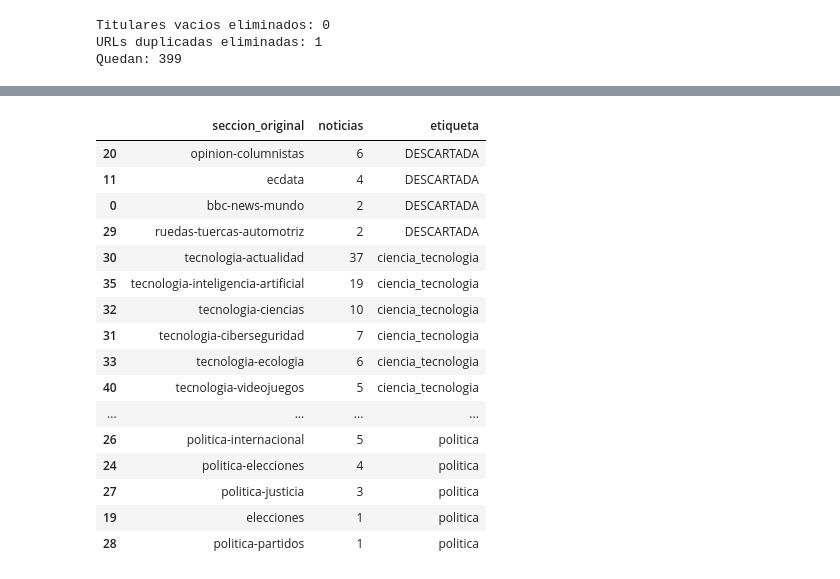
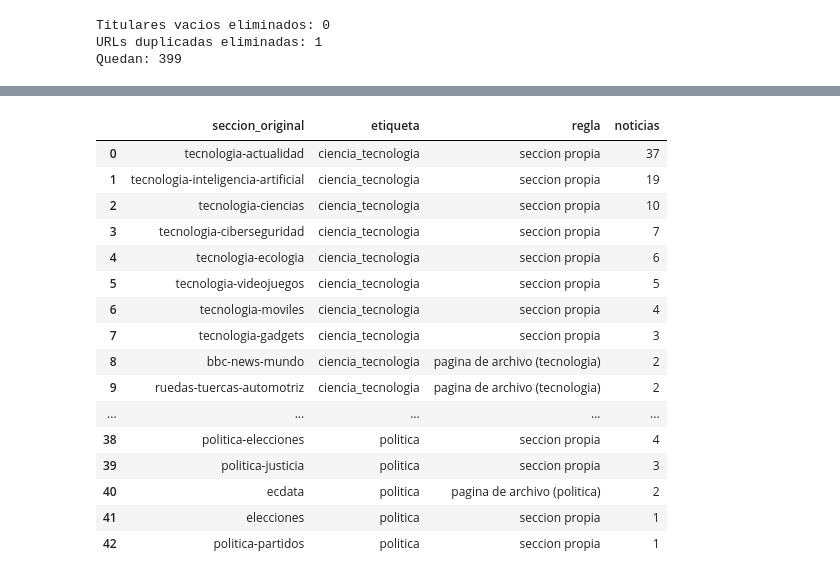
Before and after one commit to grey-d18/grey_diplomado, a Jupyter notebook: tarea_1/01_recoleccion.ipynb, the cells around one changed output, grey strips where cells are left out. Cells and saved outputs as stored; diff of their text form; code cells hidden in the pictures.

Commit message:
clean: mapeo en dos pasos (seccion propia y pagina de archivo), 399 noticias (#1)
Co-Authored-By: Claude Opus 5.5 <noreply@anthropic.com>

```diff
--- a/tarea_1/01_recoleccion.ipynb
+++ b/tarea_1/01_recoleccion.ipynb
@@ -339,53 +352,58 @@ Lo que no corresponde a ninguna de las 4 categorías se descarta (no se crea una
 # %%
 MAPEO_PREFIJO = {
     "politica": "politica",
     "elecciones": "politica",
     "economia": "economia",
     "deporte-total": "deportes",
     "tecnologia": "ciencia_tecnologia",
     "eldominical-ciencia": "ciencia_tecnologia",
 }
-# Secciones que se descartan a proposito, con su motivo
-NO_ENCAJAN = {
-    "opinion": "opinion general sin tema fijo",
-    "ecdata": "periodismo de datos con temas mezclados",
-    "ruedas-tuercas": "automotriz: no es una de las 4 categorias",
-    "bbc-news-mundo": "internacional mezclado (contenido BBC)",
-}
+# Secciones que no indican un tema: se usa la pagina de archivo donde aparecieron
+TRANSVERSALES = ["opinion", "ecdata", "bbc-news-mundo", "ruedas-tuercas"]
+CATEGORIA_DE_PAGINA = {seccion: categoria for categoria, seccion in SECCIONES.items()}
 
 
-def mapear(seccion: str):
-    for prefijo, categoria in MAPEO_PREFIJO.items():
-        if seccion == prefijo or seccion.startswith(prefijo + "-"):
-            return categoria
-    return None
+def es_prefijo(seccion: str, prefijo: str) -> bool:
+    return seccion == prefijo or seccion.startswith(prefijo + "-")
 
 
-df["etiqueta"] = df.seccion_original.map(mapear)
+def mapear(seccion: str, pagina: str) -> tuple:
+    """Devuelve (categoria, regla aplicada). categoria=None si se descarta."""
+    for prefijo, categoria in MAPEO_PREFIJO.items():
+        if es_prefijo(seccion, prefijo):
+            return categoria, "seccion propia"
+    if any(es_prefijo(seccion, t) for t in TRANSVERSALES):
+        return CATEGORIA_DE_PAGINA[pagina], f"pagina de archivo ({pagina})"
+    return None, "sin categoria"
+
+
+df[["etiqueta", "regla"]] = [mapear(s, p) for s, p in zip(df.seccion_original, df.pagina_origen)]
 
 tabla_mapeo = (
-    df.groupby("seccion_original", dropna=False)
-      .size().rename("noticias").reset_index()
-      .assign(etiqueta=lambda t: t.seccion_original.map(mapear).fillna("DESCARTADA"))
+    df.groupby(["seccion_original", "regla"], dropna=False)
+      .agg(noticias=("url", "size"), etiqueta=("etiqueta", "first"))
+      .reset_index()
+      .fillna({"etiqueta": "DESCARTADA"})
       .sort_values(["etiqueta", "noticias"], ascending=[True, False])
+      [["seccion_original", "etiqueta", "regla", "noticias"]]
 )
 pd.set_option("display.max_rows", 80)
-tabla_mapeo
+tabla_mapeo.reset_index(drop=True)
 # %% [output]
-|  | seccion_original | noticias | etiqueta |
-| 20 | opinion-columnistas | 6 | DESCARTADA |
-| 11 | ecdata | 4 | DESCARTADA |
-| 0 | bbc-news-mundo | 2 | DESCARTADA |
-| 29 | ruedas-tuercas-automotriz | 2 | DESCARTADA |
-| 30 | tecnologia-actualidad | 37 | ciencia_tecnologia |
-| 35 | tecnologia-inteligencia-artificial | 19 | ciencia_tecnologia |
-| 32 | tecnologia-ciencias | 10 | ciencia_tecnologia |
-| 31 | tecnologia-ciberseguridad | 7 | ciencia_tecnologia |
-| 33 | tecnologia-ecologia | 6 | ciencia_tecnologia |
-| 40 | tecnologia-videojuegos | 5 | ciencia_tecnologia |
-| ... | ... | ... | ... |
-| 26 | politica-internacional | 5 | politica |
-| 24 | politica-elecciones | 4 | politica |
-| 27 | politica-justicia | 3 | politica |
-| 19 | elecciones | 1 | politica |
-| 28 | politica-partidos | 1 | politica |
+|  | seccion_original | etiqueta | regla | noticias |
+| 0 | tecnologia-actualidad | ciencia_tecnologia | seccion propia | 37 |
+| 1 | tecnologia-inteligencia-artificial | ciencia_tecnologia | seccion propia | 19 |
+| 2 | tecnologia-ciencias | ciencia_tecnologia | seccion propia | 10 |
+| 3 | tecnologia-ciberseguridad | ciencia_tecnologia | seccion propia | 7 |
+| 4 | tecnologia-ecologia | ciencia_tecnologia | seccion propia | 6 |
+| 5 | tecnologia-videojuegos | ciencia_tecnologia | seccion propia | 5 |
+| 6 | tecnologia-moviles | ciencia_tecnologia | seccion propia | 4 |
+| 7 | tecnologia-gadgets | ciencia_tecnologia | seccion propia | 3 |
+| 8 | bbc-news-mundo | ciencia_tecnologia | pagina de archivo (tecnologia) | 2 |
+| 9 | ruedas-tuercas-automotriz | ciencia_tecnologia | pagina de archivo (tecnologia) | 2 |
+| ... | ... | ... | ... | ... |
+| 38 | politica-elecciones | politica | seccion propia | 4 |
+| 39 | politica-justicia | politica | seccion propia | 3 |
+| 40 | ecdata | politica | pagina de archivo (politica) | 2 |
+| 41 | elecciones | politica | seccion propia | 1 |
+| 42 | politica-partidos | politica | seccion propia | 1 |
```
Also changed, not shown: parts of 5 cells of this notebook.
